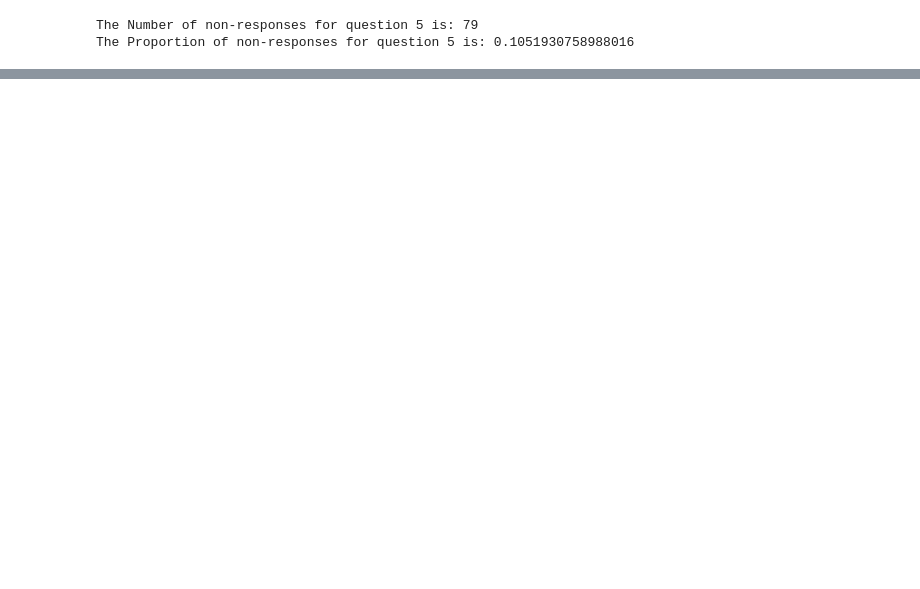
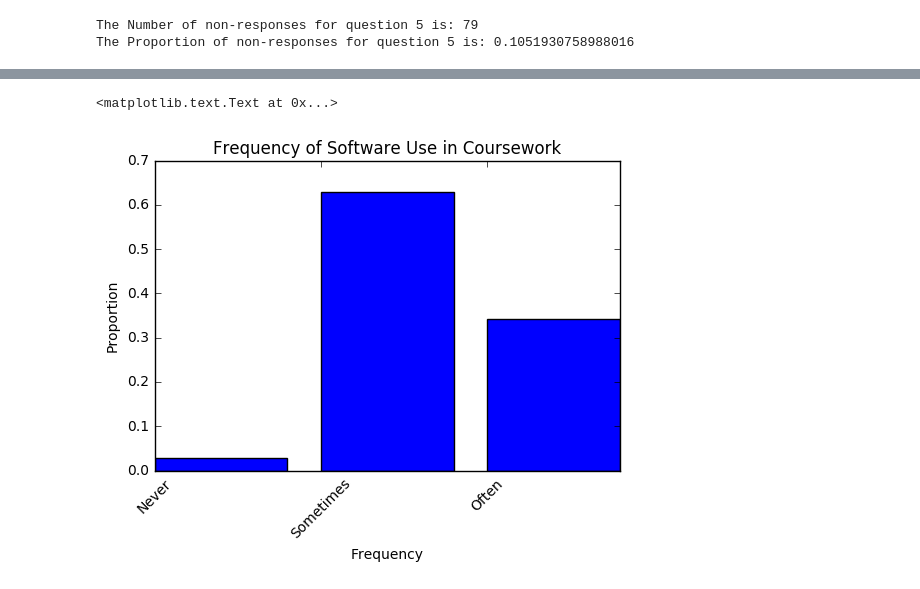
Before and after one commit to PERLMSU/Computational-Education-Data, a Jupyter notebook: Computation data.ipynb, the cells around one changed output, grey strips where cells are left out. Cells and saved outputs as stored; diff of their text form; code cells hidden in the pictures; blank space fills up the shorter version.

```diff
--- a/Computation data.ipynb
+++ b/Computation data.ipynb
@@ -308,0 +365,8 @@ The Proportion of non-responses for question 5 is: 0.1051930758988016
+# %%
+Non_Ans_7 = []
+for row in data_uncleaned.values[:,41]:
+    Non_Ans_7.append(row)
+Non_Ans_7_num = 1246 - Non_Ans_7.count("Valid Skip") - Teach_Debug_Code_YN.count("Yes") - Teach_Debug_Code_YN.count("No")
+print('The Number of non-responses for question 7 is:', Non_Ans_7_num)
+Prop_Non_Ans_7 = Non_Ans_7_num/(1246 - Non_Ans_7.count("Valid Skip"))
+print('The Proportion of non-responses for question 7 is:', Prop_Non_Ans_7)
@@ -308,0 +378,11 @@ The Proportion of non-responses for question 5 is: 0.1051930758988016
+# %%
+Soft_Access_YN = []
+#Collumn AS
+for row in data.values[:,44]:
+    Soft_Access_YN.append(row)
+#Number of respondents who answered that undergraduate students have access to university owned computational software
+Soft_Access_Y = Soft_Access_YN.count("Yes")
+print('The number of responents who said that their institution allows undergraduate students access to university owned comutational software is:', Soft_Access_Y)
+#Proportion
+Prop_Soft_Access_Y = Soft_Access_Y/(Soft_Access_Y+Soft_Access_YN.count("No"))
+print('Of those who responded, The proportion who said this is:', Prop_Soft_Access_Y)
@@ -308,0 +392,16 @@ The Proportion of non-responses for question 5 is: 0.1051930758988016
+# %%
+Soft_Use_Course_Freq = []
+#Collumn AT
+for row in data.values[:,45]:
+    Soft_Use_Course_Freq.append(row)
+Soft_Use_Course_Never = Soft_Use_Course_Freq.count("Never")
+Soft_Use_Course_Sometimes = Soft_Use_Course_Freq.count("Sometimes")
+Soft_Use_Course_Often = Soft_Use_Course_Freq.count("Often")
+Soft_Use_Course_Dist = [Soft_Use_Course_Never, Soft_Use_Course_Sometimes, Soft_Use_Course_Often]
+print('The number of respondents who answered that students never utilize their access to university computing software for coursework is:', Soft_Use_Course_Dist[0])
+print('The number of respondents who answered that students sometimes utilize their access to university computing software for coursework is:', Soft_Use_Course_Dist[1])
+print('The number of respondents who answered that students  utilize their access to university computing software for coursework is:', Soft_Use_Course_Dist[2])
+Prop_Soft_Use_Course_Dist = Soft_Use_Course_Dist/(np.sum(Soft_Use_Course_Dist))
+print('The proportion of respondents who answered that students never utilize their access to university computing software for coursework is:', Prop_Soft_Use_Course_Dist[0])
+print('The proportion of respondents who answered that students sometimes utilize their access to university computing software for coursework is:', Prop_Soft_Use_Course_Dist[1])
+print('The proportion of respondents who answered that students often utilize their access to university computing software for coursework is:', Prop_Soft_Use_Course_Dist[2])
@@ -308,0 +415,12 @@ The Proportion of non-responses for question 5 is: 0.1051930758988016
+# %%
+Ans8a = ['Never', 'Sometimes', 'Often']
+Tick8a = [1,2,3]
+Ans8a_dist = Prop_Soft_Use_Course_Dist
+plt.xticks(Tick8a, Ans8a, rotation=45)
+plt.bar(Tick8a, Ans8a_dist)
+plt.title('Frequency of Software Use in Coursework')
+plt.ylabel('Proportion')
+plt.xlabel('Frequency')
+# %% [output]
+<matplotlib.text.Text at 0x...>
+[figure, added]
```
Also changed, not shown: parts of 71 cells of this notebook.
